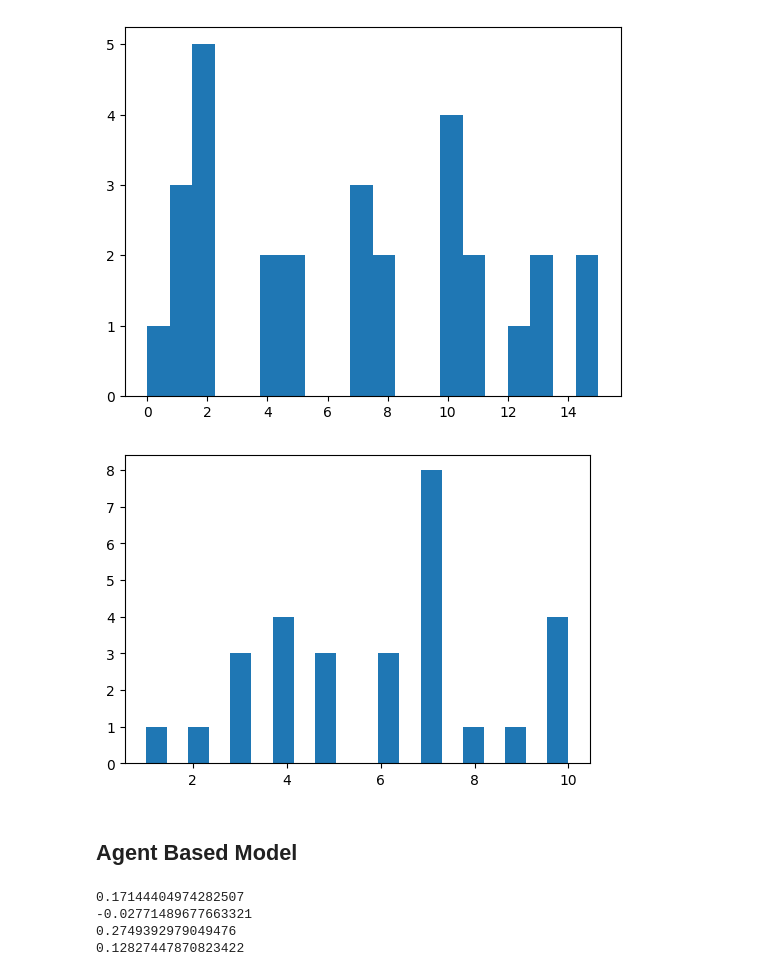
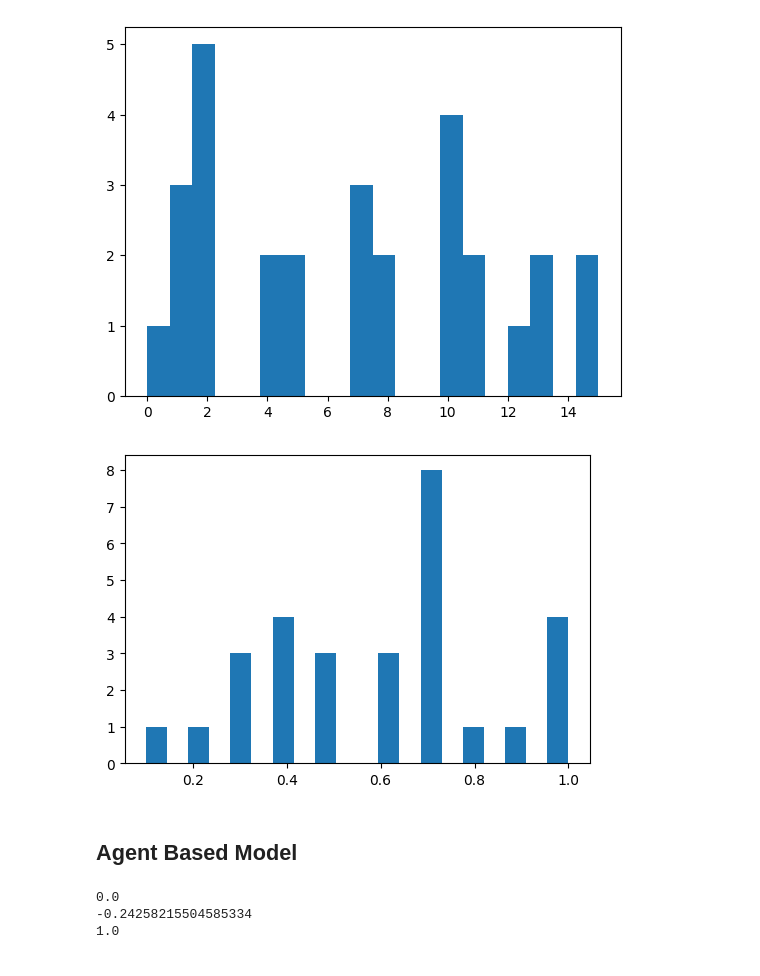
Before and after one commit to timo-damm/resilience_ABM, a Jupyter notebook: repression_ABM.ipynb, the cells around one changed output. Saved outputs shown, nothing was run; the diff lists cells and outputs as text; code cells hidden in the pictures.

Commit message:
node addition and edge updating

```diff
--- a/repression_ABM.ipynb
+++ b/repression_ABM.ipynb
@@ -21,7 +21,12 @@ G = nx.from_pandas_adjacency(adj_matrix)
 # adding social support
 nodes = pd.read_csv('/home/dot/random_coding/modeling_article/synthetic_nodes.csv')
 soc_sup_dict = dict(zip(nodes['ID'], nodes['SOC_SUP']))
-nx.set_node_attributes(G, soc_sup_dict, "social support")
+nx.set_node_attributes(G, soc_sup_dict, "social_support")
+
+# rescale to 0-1
+for n in G.nodes():
+    if "social_support" in G.nodes[n]:
+        G.nodes[n]["social_support"] /= 10.0
 # %% [markdown]
 ## initial checks to see if everything looks as it should
 # %%
@@ -71,14 +76,14 @@ average clustering: 0.4712553729795109
 [figure]
 # %%
 # social support:
-soc_sup = nx.get_node_attributes(G, "social support")
+soc_sup = nx.get_node_attributes(G, "social_support")
 soc_sup_values = np.array(list(soc_sup.values()))
 
 plt.figure(figsize=(6, 4))
 plt.hist(soc_sup_values, bins=20)
 plt.show()
 # %% [output]
-[figure, old version]
+[figure, new version]
 # %% [markdown]
 ## Agent Based Model
 # %%
@@ -214,9 +262,8 @@ for t in range(20):
 print(G.graph["internal_social_support"])
 print(G.graph["group_resilience"])
 print(G.graph["causes_of_burnout"])
-print(G.nodes[n]["individual_resilience"])
+#print(G.nodes[n]["individual_resilience"])
 # %% [output]
-0.17144404974282507
--0.02771489677663321
-0.2749392979049476
-0.12827447870823422
+0.0
+-0.24258215504585334
+1.0
```
Also changed, not shown: parts of 10 cells of this notebook.
